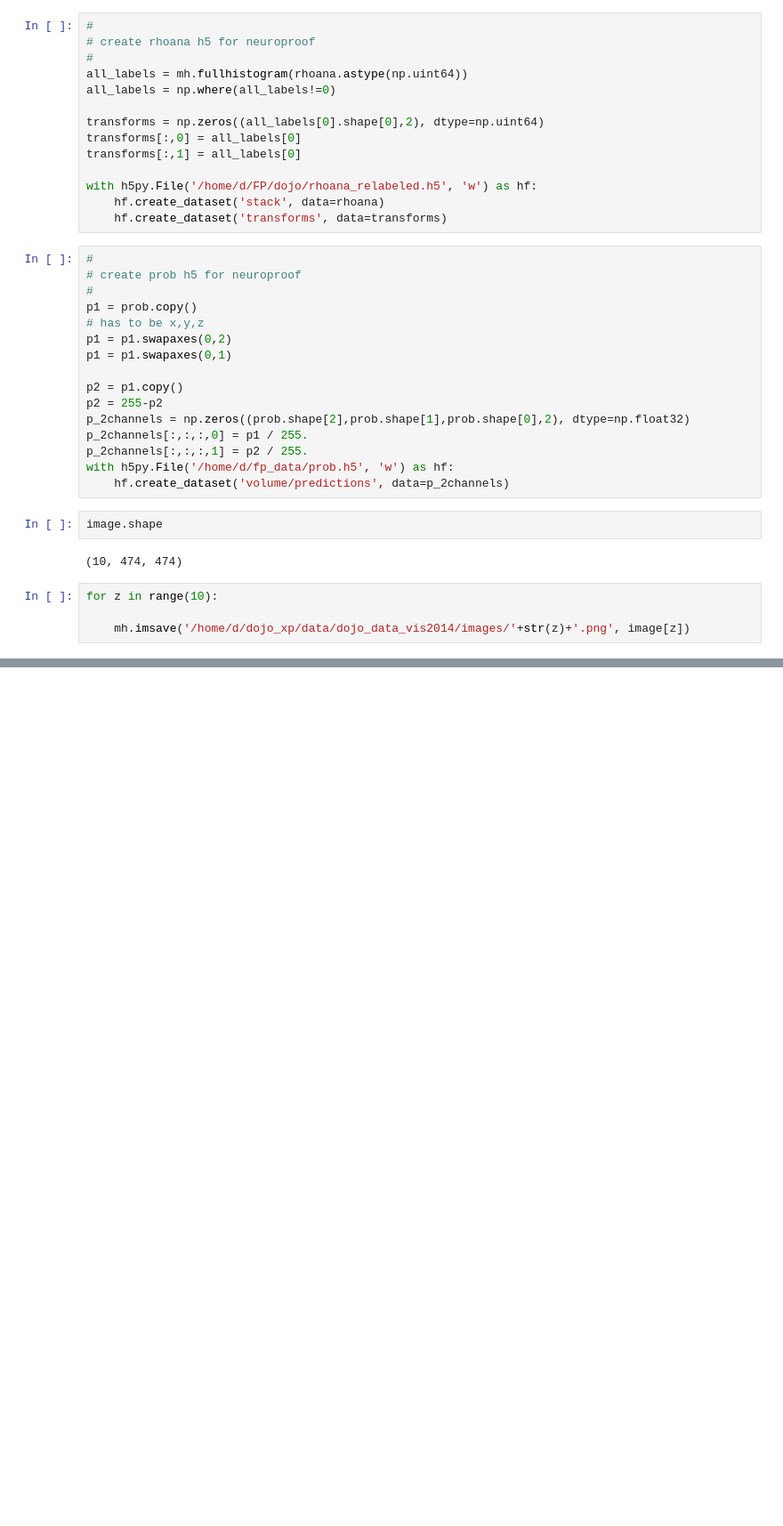
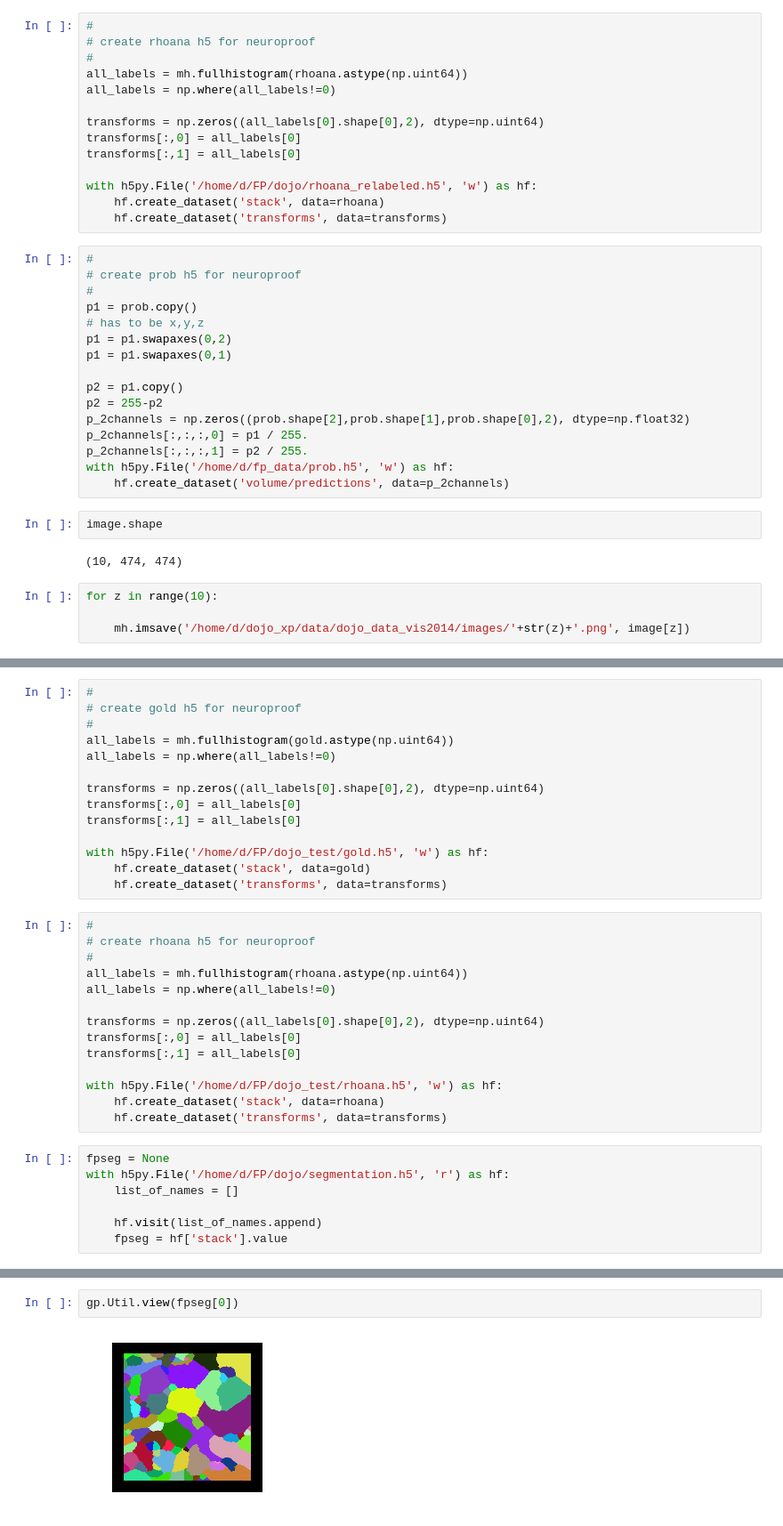
Before and after one commit to VCG/gp, a Jupyter notebook: ipy_test/DOJOFocusedProofreading.ipynb, the cells around one changed output, grey strips where cells are left out. Shown at 89% size. Saved outputs shown, nothing was run; the diff lists cells and outputs as text; blank space fills up the shorter version.

```diff
--- a/ipy_test/DOJOFocusedProofreading.ipynb
+++ b/ipy_test/DOJOFocusedProofreading.ipynb
@@ -92,0 +110,35 @@ for z in range(10):
+# %%
+#
+# create gold h5 for neuroproof
+#
+all_labels = mh.fullhistogram(gold.astype(np.uint64))
+all_labels = np.where(all_labels!=0)
+
+transforms = np.zeros((all_labels[0].shape[0],2), dtype=np.uint64)
+transforms[:,0] = all_labels[0]
+transforms[:,1] = all_labels[0]
+
+with h5py.File('/home/d/FP/dojo_test/gold.h5', 'w') as hf:
+    hf.create_dataset('stack', data=gold)
+    hf.create_dataset('transforms', data=transforms)
+# %%
+#
+# create rhoana h5 for neuroproof
+#
+all_labels = mh.fullhistogram(rhoana.astype(np.uint64))
+all_labels = np.where(all_labels!=0)
+
+transforms = np.zeros((all_labels[0].shape[0],2), dtype=np.uint64)
+transforms[:,0] = all_labels[0]
+transforms[:,1] = all_labels[0]
+
+with h5py.File('/home/d/FP/dojo_test/rhoana.h5', 'w') as hf:
+    hf.create_dataset('stack', data=rhoana)
+    hf.create_dataset('transforms', data=transforms)
+# %%
+fpseg = None
+with h5py.File('/home/d/FP/dojo/segmentation.h5', 'r') as hf:
+    list_of_names = []
+
+    hf.visit(list_of_names.append)
+    fpseg = hf['stack'].value
@@ -92,0 +149,4 @@ for z in range(10):
+# %%
+gp.Util.view(fpseg[0])
+# %% [output]
+[figure, added]
```
Also changed, not shown: parts of 11 cells of this notebook, 9 other files.
